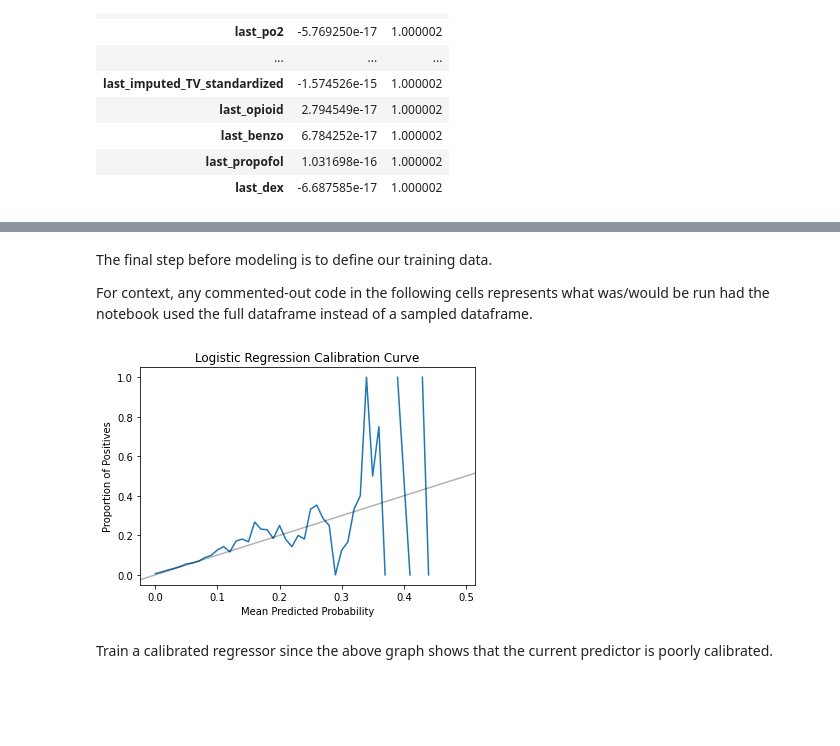
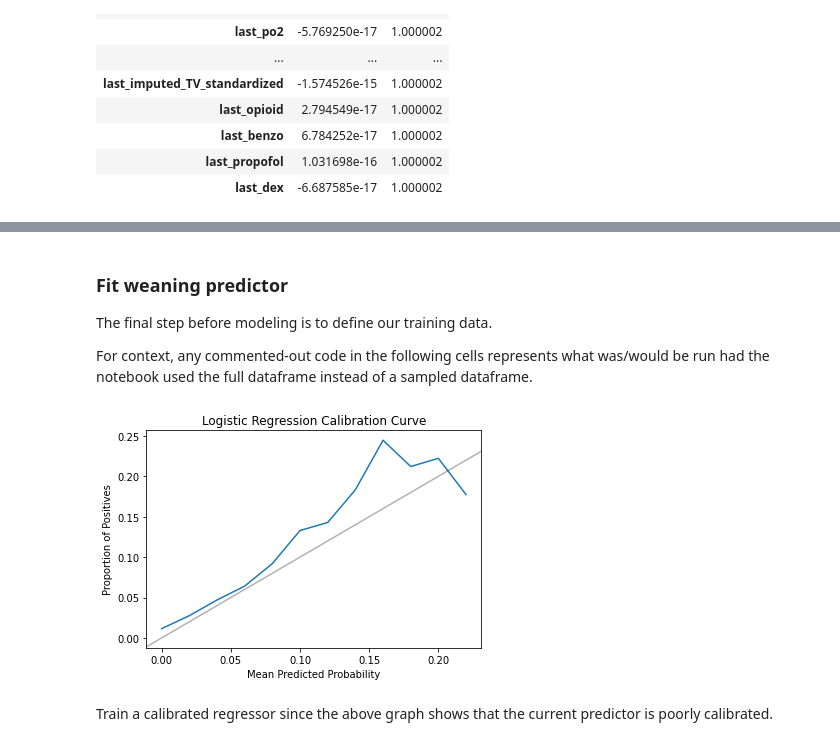
Before and after one commit to amanchoudhri/liberation-timing-paper, a Jupyter notebook: main.ipynb, the cells around one changed output, grey strips where cells are left out. Drawn from its saved outputs; the diff is of its cells as text; code cells hidden in the pictures; blank space fills up the shorter version.

```diff
--- a/main.ipynb
+++ b/main.ipynb
@@ -175,0 +189,3 @@ df.to_csv('processed_data.csv')
+# %%
+pulmonary_edema = pd.read_csv('mimic_iv_cxr_reports_labeled_notext.csv')
+pulmonary_edema.head()
@@ -175,0 +199,22 @@ df.to_csv('processed_data.csv')
+# %%
+# keep only rows when pulmonary edema is 1 or -1,
+# and cardiomegaly is not 1
+correct_vals = (pulmonary_edema['Edema'].isin((1, -1))) & (pulmonary_edema['Cardiomegaly'] != 1)
+# also make sure neither edema nor cardiomegaly columns are na
+not_na = pulmonary_edema[['Cardiomegaly', 'Edema']].notna().all(axis=1)
+# filter by the above conditions
+pulmonary_edema = pulmonary_edema.loc[correct_vals & not_na]
+# and merge in the following columns from cohort
+pulmonary_edema = pulmonary_edema.merge(
+    cohort[['subject_id', 'hadm_id', 'stay_id', 'intime', 'outtime']])
+# %%
+# convert various time columns to pandas datetime objects
+for col in ('charttime', 'intime', 'outtime'):
+    pulmonary_edema[col] = pd.to_datetime(pulmonary_edema[col])
+
+# create new columns tracking duration between charttime and intime, and outtime and intime
+pulmonary_edema['charthour'] = pulmonary_edema['charttime'] - pulmonary_edema['intime']
+pulmonary_edema['outhour'] = pulmonary_edema['outtime'] - pulmonary_edema['intime']
+
+# only include records where charthour < outhour
+pulmonary_edema = pulmonary_edema.loc[pulmonary_edema['charthour'] < pulmonary_edema['outhour']]
@@ -176,4 +256,12 @@ df.to_csv('processed_data.csv')
+# %%
+# now that we have our pulmonary edema data,
+# we'll add it to our covariates list
+weaning_predictors.append('pulmonary_edema')
+
+# save the processed data
+df.to_csv('processed_data.csv')
 # %% [markdown]
+### Fit weaning predictor
 The final step before modeling is to define our training data.
 
 For context, any commented-out code in the following cells represents what was/would be run had the notebook used the full dataframe instead of a sampled dataframe.
@@ -201,22 +287,17 @@ from common import calibration_curve as cc
 # %%
 # Model checkpoint
 with open('models/weaning_predictor.pkl', 'rb') as f:
     weaning_predictor = pickle.load(f)
 
 # create a calibration curve
 df['p_hat'] = weaning_predictor.predict_proba(X)[:, 1]
 
-# calibration_curve(
-#     df, 'p_hat', 'weaning', 'Logistic Regression Calibration Curve',
-#     filename='logistic_reg_calibration.png'
-#     )
-
-cc(
+calibration_curve(
     df, 'p_hat', 'weaning', 'Logistic Regression Calibration Curve',
-    # filename='logistic_reg_calibration.png'
+    filename='logistic_reg_calibration.png'
     )
 # %% [output]
-[figure, old version]
+[figure, new version]
 # %% [markdown]
 Train a calibrated regressor since the above graph shows that the current predictor is poorly calibrated.
 # %%
```
Also changed, not shown: parts of 53 cells of this notebook.
